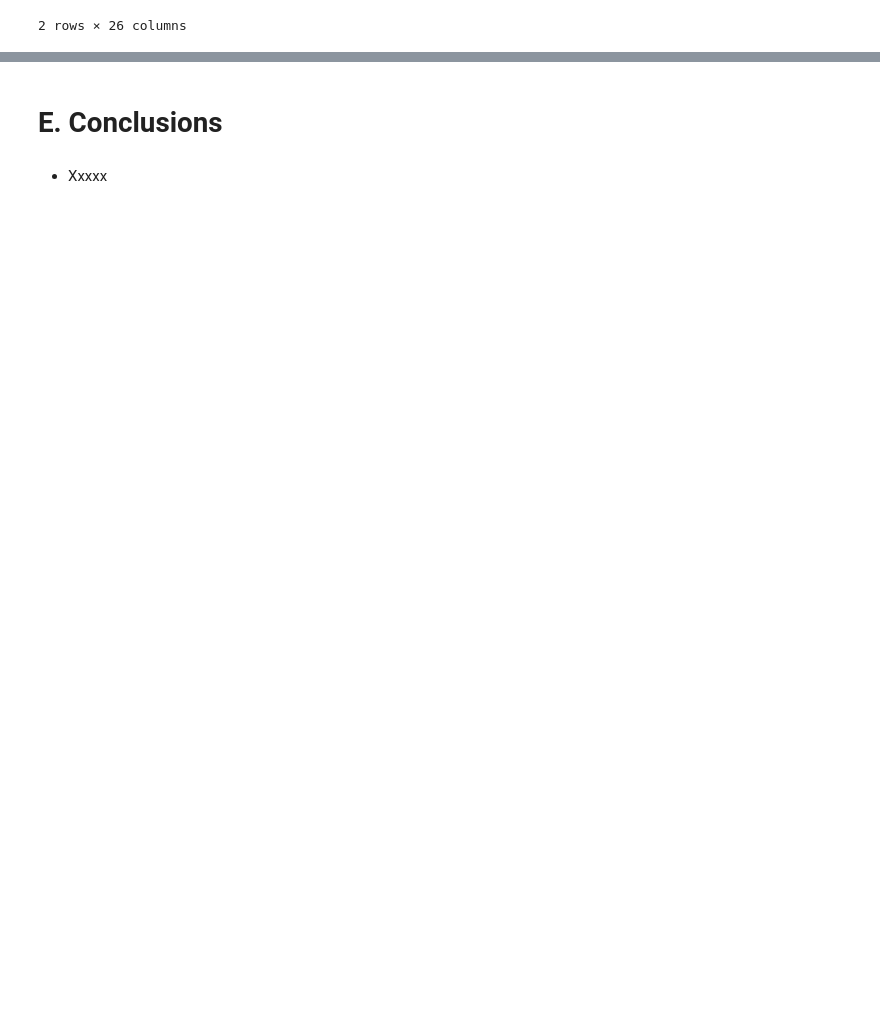
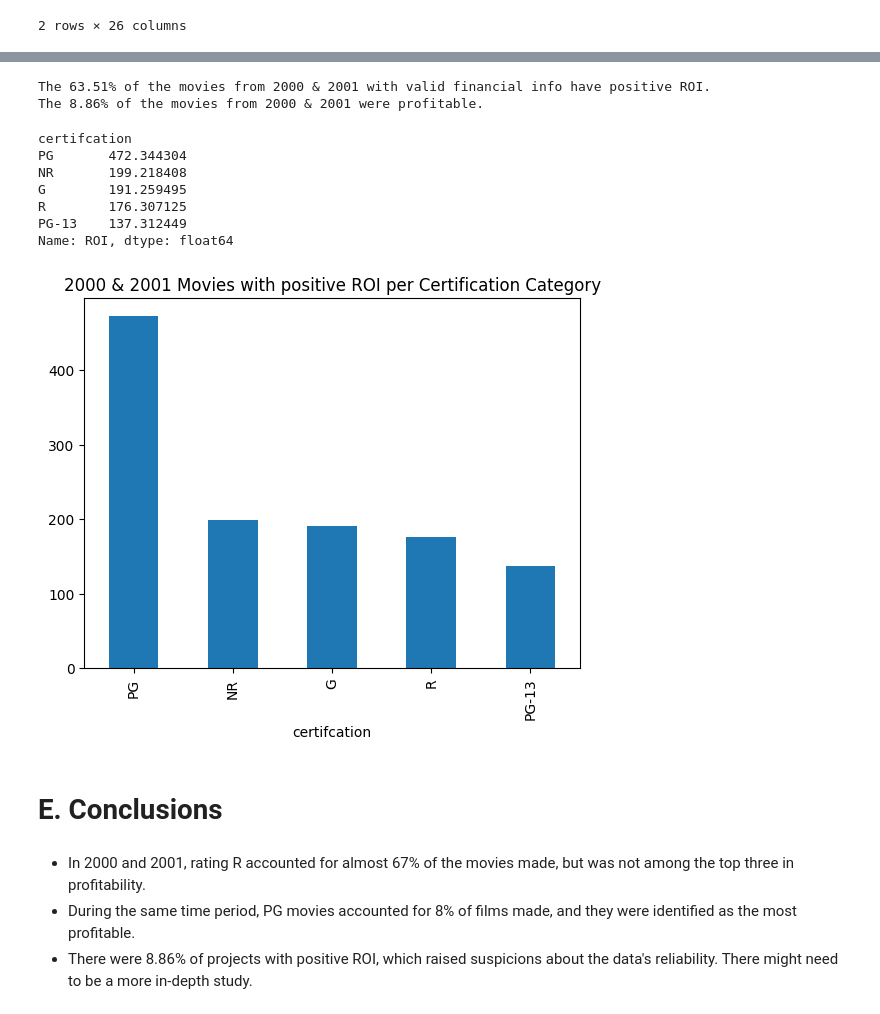
Before and after one commit to edleafvirtual/Project-3-IMDb-Successful-movie, a Jupyter notebook: Part B - Using API from TMDB notebook.ipynb, the cells around one changed output, grey strips where cells are left out. Drawn from its saved outputs; the diff is of its cells as text; code cells hidden in the pictures; blank space fills up the shorter version.

```diff
--- a/Part B - Using API from TMDB notebook.ipynb
+++ b/Part B - Using API from TMDB notebook.ipynb
@@ -378,0 +440,4 @@ pd.DataFrame(results)
+# %%
+# Create the filter.
+movies_with_0_budget_and_revenue = movies_from_2000_and_2001_df[(movies_from_2000_and_2001_df['budget'] > 0) \
+                                                               & (movies_from_2000_and_2001_df['revenue'] > 0)]
@@ -378,0 +582,10 @@ pd.DataFrame(results)
+# %%
+# Let's calculate the ROI per movie.
+
+## Create a function to have a cleaner code.
+def calculate_roi(df):
+  df['ROI'] = (df['revenue'] - df['budget']) / df['budget'] * 100
+  return df
+
+## Call the function.
+ROI_2000_2001_df = calculate_roi(movies_with_0_budget_and_revenue)
@@ -379,4 +611,33 @@ pd.DataFrame(results)
+# %%
+# Formating the findings.
+movies_with_positive_ROI = round(len(ROI_2000_2001_df[ROI_2000_2001_df['ROI'] > 0])\
+                                 / len(movies_with_0_budget_and_revenue) * 100, 2)
+print(f'The {movies_with_positive_ROI}% of the movies from 2000 & 2001 with valid financial info have positive ROI.')
+
+total_movies_with_positive_ROI = round(len(ROI_2000_2001_df[ROI_2000_2001_df['ROI'] > 0])\
+                                 / len(movies_from_2000_and_2001_df) * 100, 2)
+print(f'The {total_movies_with_positive_ROI}% of the movies from 2000 & 2001 were profitable.')
+# %% [output]
+The 63.51% of the movies from 2000 & 2001 with valid financial info have positive ROI.
+The 8.86% of the movies from 2000 & 2001 were profitable.
+# %%
+# Let's see the behavior per certification category.
+ROI_to_plot=ROI_2000_2001_df.groupby('certifcation')['ROI'].mean().sort_values(ascending=False)
+ROI_to_plot.plot(kind='bar', title='2000 & 2001 Movies with positive ROI per Certification Category')
+plt.savefig('ROI_2000_2001.png', pad_inches=1, bbox_inches='tight');
+print(ROI_to_plot)
+# %% [output]
+certifcation
+PG       472.344304
+NR       199.218408
+G        191.259495
+R        176.307125
+PG-13    137.312449
+Name: ROI, dtype: float64
+[figure, added]
 # %% [markdown]
 # E. Conclusions
 # %% [markdown]
-- Xxxxx
+- In 2000 and 2001, rating R accounted for almost 67% of the movies made, but was not among the top three in profitability.
+- During the same time period, PG movies accounted for 8% of films made, and they were identified as the most profitable.
+- There were 8.86% of projects with positive ROI, which raised suspicions about the data's reliability. There might need to be a more in-depth study.
```
Also changed, not shown: parts of 40 cells of this notebook, 4 other files.
